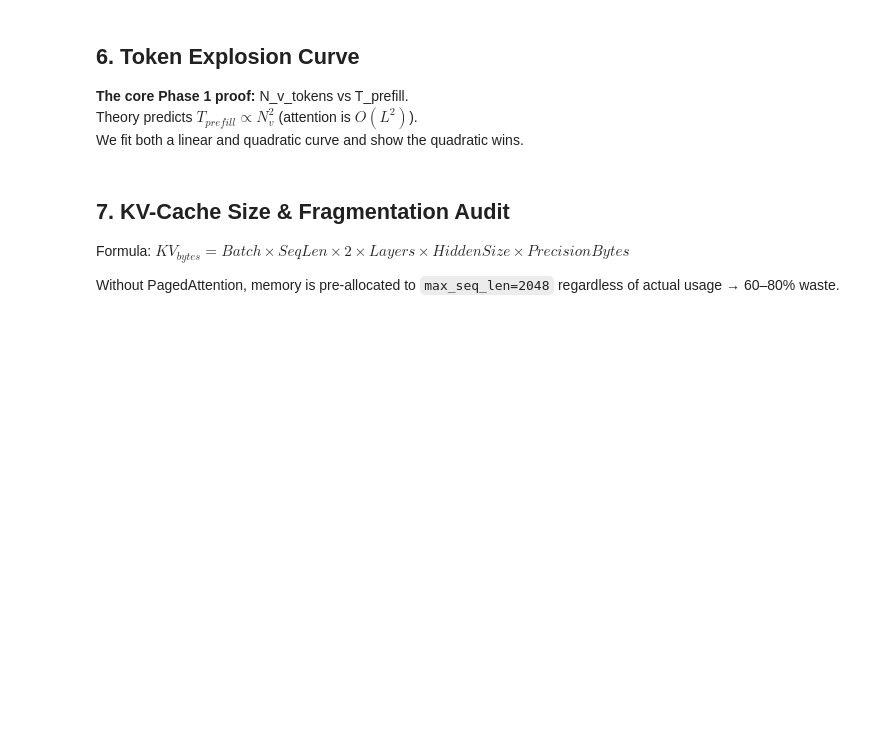
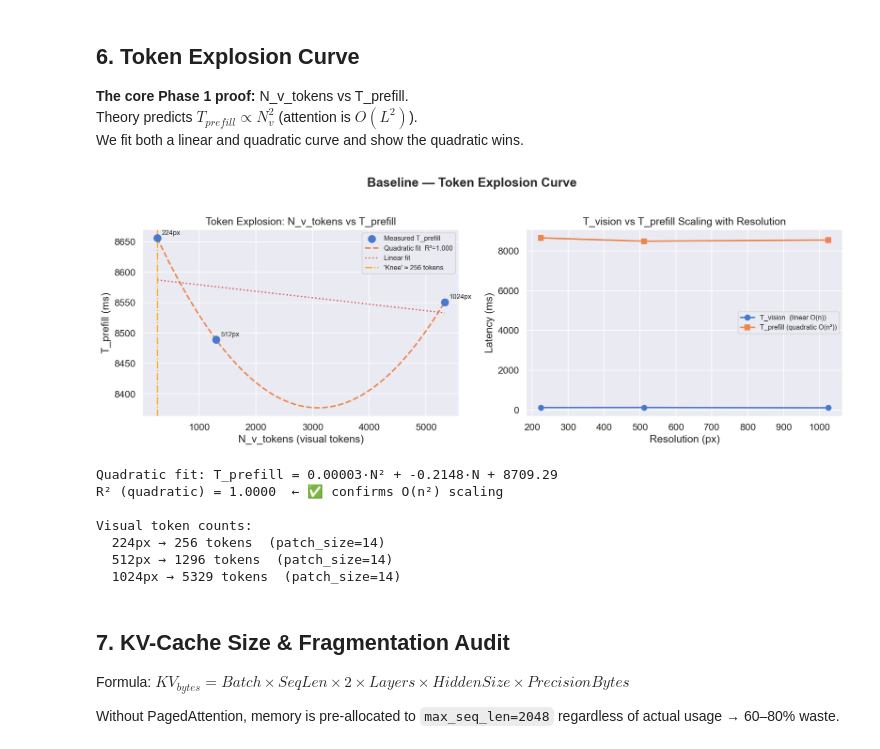
Before and after one commit to aarya127/inference_optimizer, a Jupyter notebook: baseline/baseline_bottleneck_analysis.ipynb, the cells around one changed output. Cells and saved outputs as stored; diff of their text form; code cells hidden in the pictures; blank space fills up the shorter version.

```diff
--- a/baseline/baseline_bottleneck_analysis.ipynb
+++ b/baseline/baseline_bottleneck_analysis.ipynb
@@ -275,34 +309,43 @@ for vt, tp, r in zip(v_tok, t_pref, res):
 ax.plot(x_fit, y_q, "--", color=COLORS[1], linewidth=2,
         label=f"Quadratic fit  R²={r2_q:.3f}")
 ax.plot(x_fit, y_l, ":", color=COLORS[3], linewidth=1.8, label="Linear fit")
 # Mark the "knee" — point where quadratic overtakes linear meaningfully
 knee_idx = np.argmax(np.abs(y_q - y_l) > 10)
 if knee_idx < len(x_fit):
     ax.axvline(x_fit[knee_idx], color="orange", linewidth=1.5, linestyle="-.",
                label=f"'Knee' ≈ {x_fit[knee_idx]:.0f} tokens")
 ax.set_xlabel("N_v_tokens (visual tokens)")
 ax.set_ylabel("T_prefill (ms)")
 ax.set_title("Token Explosion: N_v_tokens vs T_prefill")
 ax.legend(fontsize=9)
 
 # Right: T_vision (linear) vs T_prefill (quadratic) vs resolution
 ax2 = axes[1]
 ax2.plot(res, t_vis,  "o-", color=COLORS[0], linewidth=2, markersize=7, label="T_vision  (linear O(n))")
 ax2.plot(res, t_pref, "s-", color=COLORS[1], linewidth=2, markersize=7, label="T_prefill (quadratic O(n²))")
 ax2.set_xlabel("Resolution (px)")
 ax2.set_ylabel("Latency (ms)")
 ax2.set_title("T_vision vs T_prefill Scaling with Resolution")
 ax2.legend(fontsize=9)
 
-plt.suptitle("Phase 1 — Token Explosion Curve", fontweight="bold", y=1.02)
+plt.suptitle("Baseline — Token Explosion Curve", fontweight="bold", y=1.02)
 plt.tight_layout()
 plt.show()
 
 print(f"\nQuadratic fit: T_prefill = {coef_q[0]:.5f}·N² + {coef_q[1]:.4f}·N + {coef_q[2]:.2f}")
 print(f"R² (quadratic) = {r2_q:.4f}  ← {'✅ confirms O(n²) scaling' if r2_q > 0.9 else '⚠️ data may be too flat to confirm'}")
 print(f"\nVisual token counts:")
 for r, vt in zip(res, v_tok):
     print(f"  {r}px → {vt:.0f} tokens  (patch_size={SMOLVLM_CFG['patch_size']})")
+# %% [output]
+[figure, added]
+Quadratic fit: T_prefill = 0.00003·N² + -0.2148·N + 8709.29
+R² (quadratic) = 1.0000  ← ✅ confirms O(n²) scaling
+
+Visual token counts:
+  224px → 256 tokens  (patch_size=14)
+  512px → 1296 tokens  (patch_size=14)
+  1024px → 5329 tokens  (patch_size=14)
 # %% [markdown]
 ## 7. KV-Cache Size & Fragmentation Audit
 Formula: $KV_{bytes} = Batch \times SeqLen \times 2 \times Layers \times HiddenSize \times PrecisionBytes$
```
Also changed, not shown: parts of 13 cells of this notebook, 15 other files.
